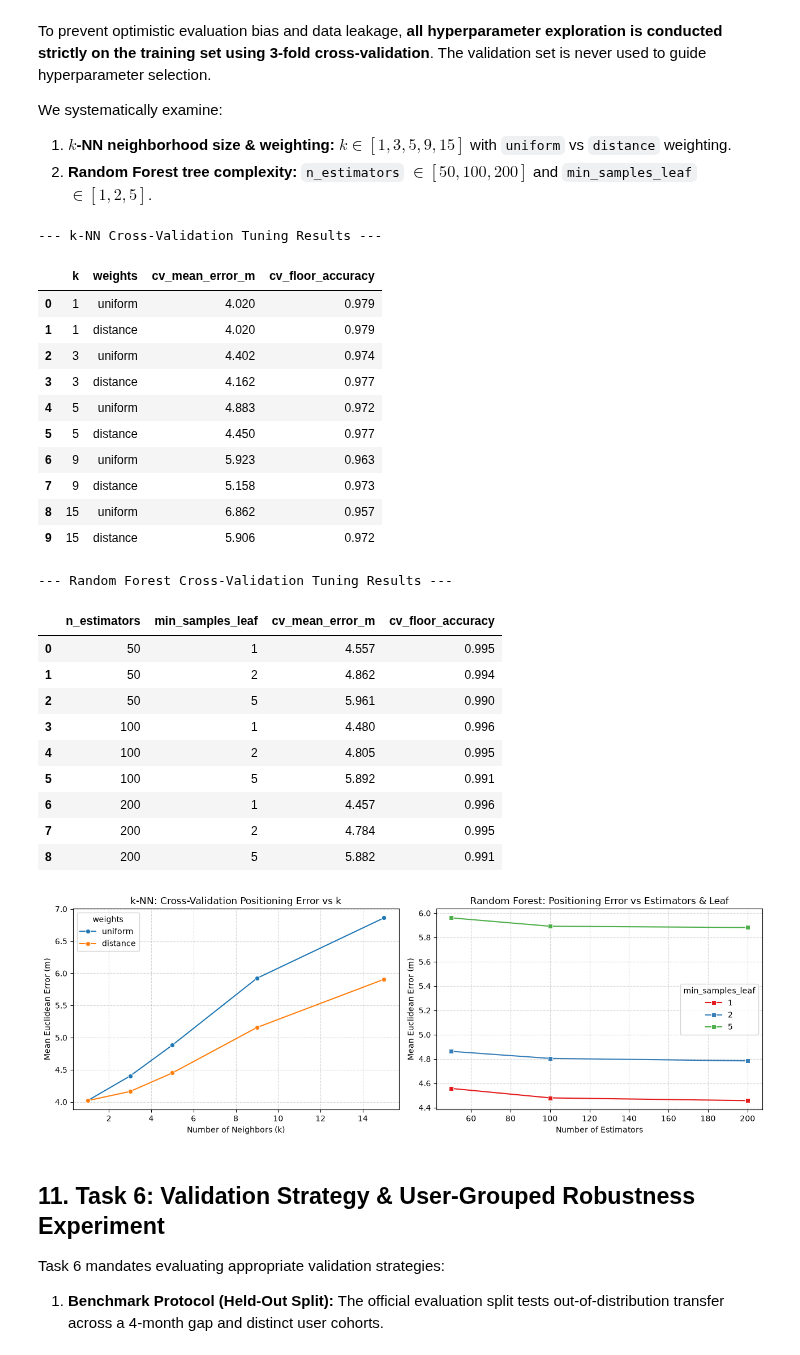
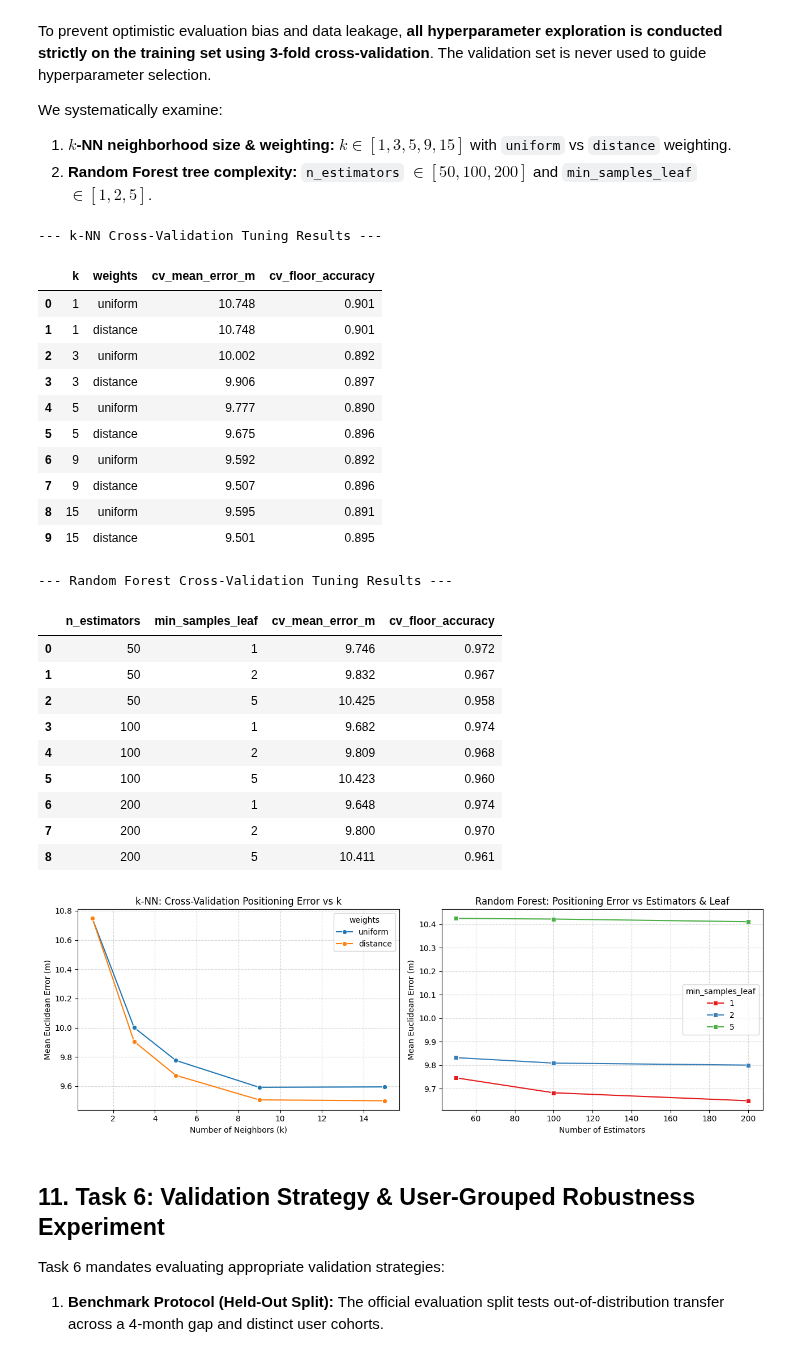
Before and after one commit to Hashicy/indoor-wifi-positioning, a Jupyter notebook: notebooks/03_classical_ml_models.ipynb, the cells around one changed output. Cells and saved outputs as stored; diff of their text form; code cells hidden in the pictures.

```diff
--- a/notebooks/03_classical_ml_models.ipynb
+++ b/notebooks/03_classical_ml_models.ipynb
@@ -363,14 +369,23 @@ We systematically examine:
 1. **$k$-NN neighborhood size & weighting:** $k \in [1, 3, 5, 9, 15]$ with `uniform` vs `distance` weighting.
 2. **Random Forest tree complexity:** `n_estimators` $\in [50, 100, 200]$ and `min_samples_leaf` $\in [1, 2, 5]$.
 # %%
-kf = KFold(n_splits=3, shuffle=True, random_state=SEED)
+# GroupKFold by position (building+floor+lon+lat) is used instead of plain KFold.
+# Notebook 01 (leakage analysis) showed that random splits give 100% position
+# overlap between train and test folds, making CV scores overly optimistic.
+# Grouping by position guarantees that no fingerprint location seen during
+# training appears in the held-out fold.
+position_groups = (
+    y_train["BUILDINGID"].astype(str) + "_" + y_train["FLOOR"].astype(str) + "_"
+    + y_train["LONGITUDE"].astype(str) + "_" + y_train["LATITUDE"].astype(str)
+).to_numpy()
+kf = GroupKFold(n_splits=3)
 
 # 1. Tuning k-NN
 knn_grid_results = []
 for k in [1, 3, 5, 9, 15]:
     for w in ["uniform", "distance"]:
         fold_errs, fold_accs = [], []
-        for tr_idx, te_idx in kf.split(X_train_knn):
+        for tr_idx, te_idx in kf.split(X_train_knn, groups=position_groups):
             reg = KNeighborsRegressor(n_neighbors=k, weights=w, n_jobs=-1).fit(
                 X_train_knn[tr_idx], y_train[REGRESSION_TARGETS].iloc[tr_idx]
             )
@@ -397,7 +412,7 @@ rf_grid_results = []
 for n_est in [50, 100, 200]:
     for leaf in [1, 2, 5]:
         fold_errs, fold_accs = [], []
-        for tr_idx, te_idx in kf.split(X_train):
+        for tr_idx, te_idx in kf.split(X_train, groups=position_groups):
             reg = RandomForestRegressor(n_estimators=n_est, min_samples_leaf=leaf, random_state=SEED, n_jobs=-1).fit(
                 X_train[tr_idx], y_train[REGRESSION_TARGETS].iloc[tr_idx]
             )
@@ -416,53 +431,53 @@ for n_est in [50, 100, 200]:
         })
 
 rf_tuning_df = pd.DataFrame(rf_grid_results)
 print("--- Random Forest Cross-Validation Tuning Results ---")
 display(rf_tuning_df.round(3))
 
 # Visualization of Tuning Curves
 fig, axes = plt.subplots(1, 2, figsize=(13, 4.5))
 
 # KNN curve
 sns.lineplot(data=knn_tuning_df, x="k", y="cv_mean_error_m", hue="weights", marker="o", ax=axes[0])
 axes[0].set_title("k-NN: Cross-Validation Positioning Error vs k")
 axes[0].set_xlabel("Number of Neighbors (k)")
 axes[0].set_ylabel("Mean Euclidean Error (m)")
 axes[0].grid(True, linestyle="--", alpha=0.5)
 
 # RF curve
 sns.lineplot(data=rf_tuning_df, x="n_estimators", y="cv_mean_error_m", hue="min_samples_leaf", palette="Set1", marker="s", ax=axes[1])
 axes[1].set_title("Random Forest: Positioning Error vs Estimators & Leaf")
 axes[1].set_xlabel("Number of Estimators")
 axes[1].set_ylabel("Mean Euclidean Error (m)")
 axes[1].grid(True, linestyle="--", alpha=0.5)
 
 plt.tight_layout()
 plt.show()
 # %% [output]
 --- k-NN Cross-Validation Tuning Results ---
 |  | k | weights | cv_mean_error_m | cv_floor_accuracy |
-| 0 | 1 | uniform | 4.020 | 0.979 |
-| 1 | 1 | distance | 4.020 | 0.979 |
-| 2 | 3 | uniform | 4.402 | 0.974 |
-| 3 | 3 | distance | 4.162 | 0.977 |
-| 4 | 5 | uniform | 4.883 | 0.972 |
-| 5 | 5 | distance | 4.450 | 0.977 |
-| 6 | 9 | uniform | 5.923 | 0.963 |
-| 7 | 9 | distance | 5.158 | 0.973 |
-| 8 | 15 | uniform | 6.862 | 0.957 |
-| 9 | 15 | distance | 5.906 | 0.972 |
+| 0 | 1 | uniform | 10.748 | 0.901 |
+| 1 | 1 | distance | 10.748 | 0.901 |
+| 2 | 3 | uniform | 10.002 | 0.892 |
+| 3 | 3 | distance | 9.906 | 0.897 |
+| 4 | 5 | uniform | 9.777 | 0.890 |
+| 5 | 5 | distance | 9.675 | 0.896 |
+| 6 | 9 | uniform | 9.592 | 0.892 |
+| 7 | 9 | distance | 9.507 | 0.896 |
+| 8 | 15 | uniform | 9.595 | 0.891 |
+| 9 | 15 | distance | 9.501 | 0.895 |
 --- Random Forest Cross-Validation Tuning Results ---
 |  | n_estimators | min_samples_leaf | cv_mean_error_m | cv_floor_accuracy |
-| 0 | 50 | 1 | 4.557 | 0.995 |
-| 1 | 50 | 2 | 4.862 | 0.994 |
-| 2 | 50 | 5 | 5.961 | 0.990 |
-| 3 | 100 | 1 | 4.480 | 0.996 |
-| 4 | 100 | 2 | 4.805 | 0.995 |
-| 5 | 100 | 5 | 5.892 | 0.991 |
-| 6 | 200 | 1 | 4.457 | 0.996 |
-| 7 | 200 | 2 | 4.784 | 0.995 |
-| 8 | 200 | 5 | 5.882 | 0.991 |
+| 0 | 50 | 1 | 9.746 | 0.972 |
+| 1 | 50 | 2 | 9.832 | 0.967 |
+| 2 | 50 | 5 | 10.425 | 0.958 |
+| 3 | 100 | 1 | 9.682 | 0.974 |
+| 4 | 100 | 2 | 9.809 | 0.968 |
+| 5 | 100 | 5 | 10.423 | 0.960 |
+| 6 | 200 | 1 | 9.648 | 0.974 |
+| 7 | 200 | 2 | 9.800 | 0.970 |
+| 8 | 200 | 5 | 10.411 | 0.961 |
-[figure, old version]
+[figure, new version]
 # %% [markdown]
 ## 11. Task 6: Validation Strategy & User-Grouped Robustness Experiment
 
```
Also changed, not shown: parts of 10 cells of this notebook, 26 other files.
